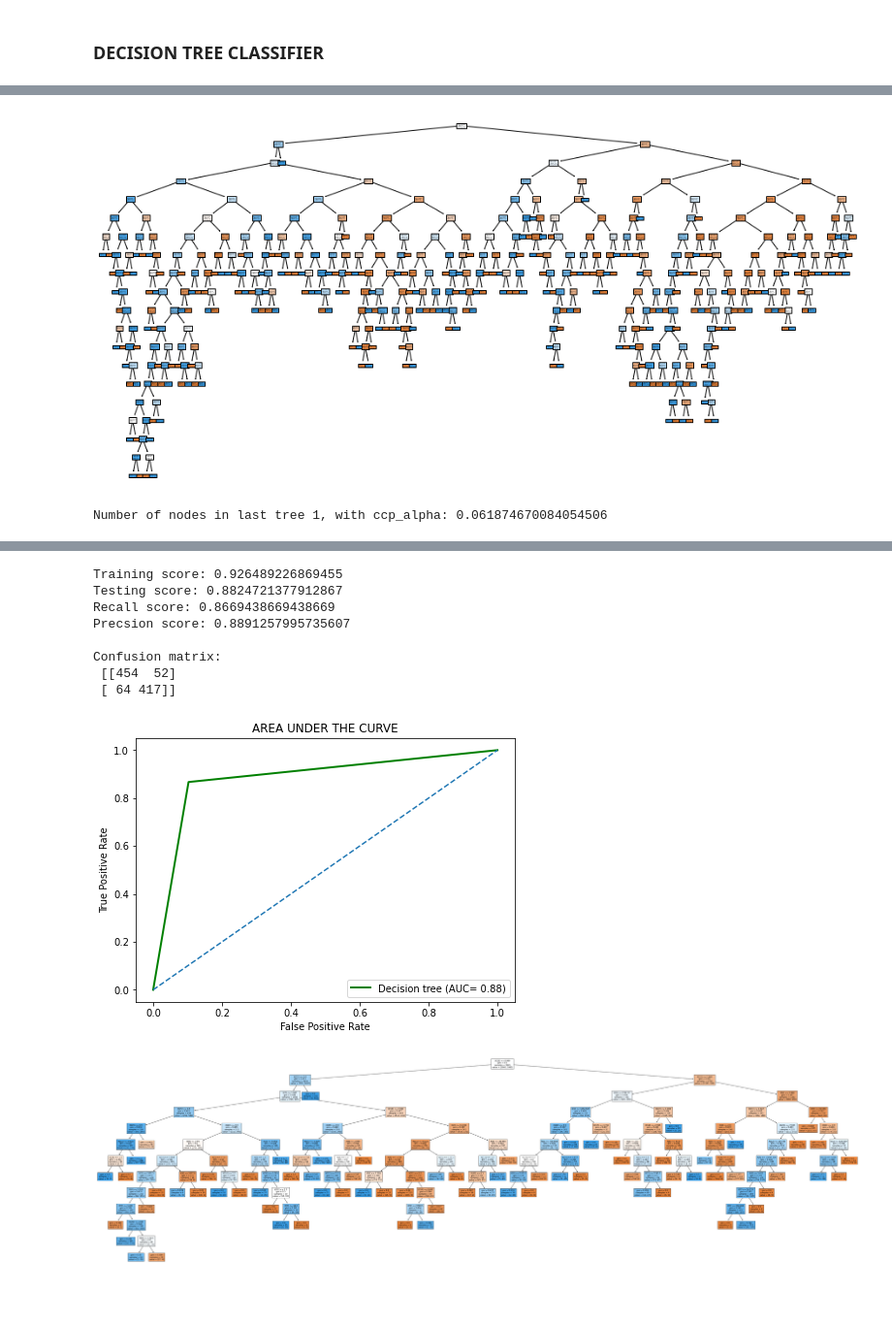
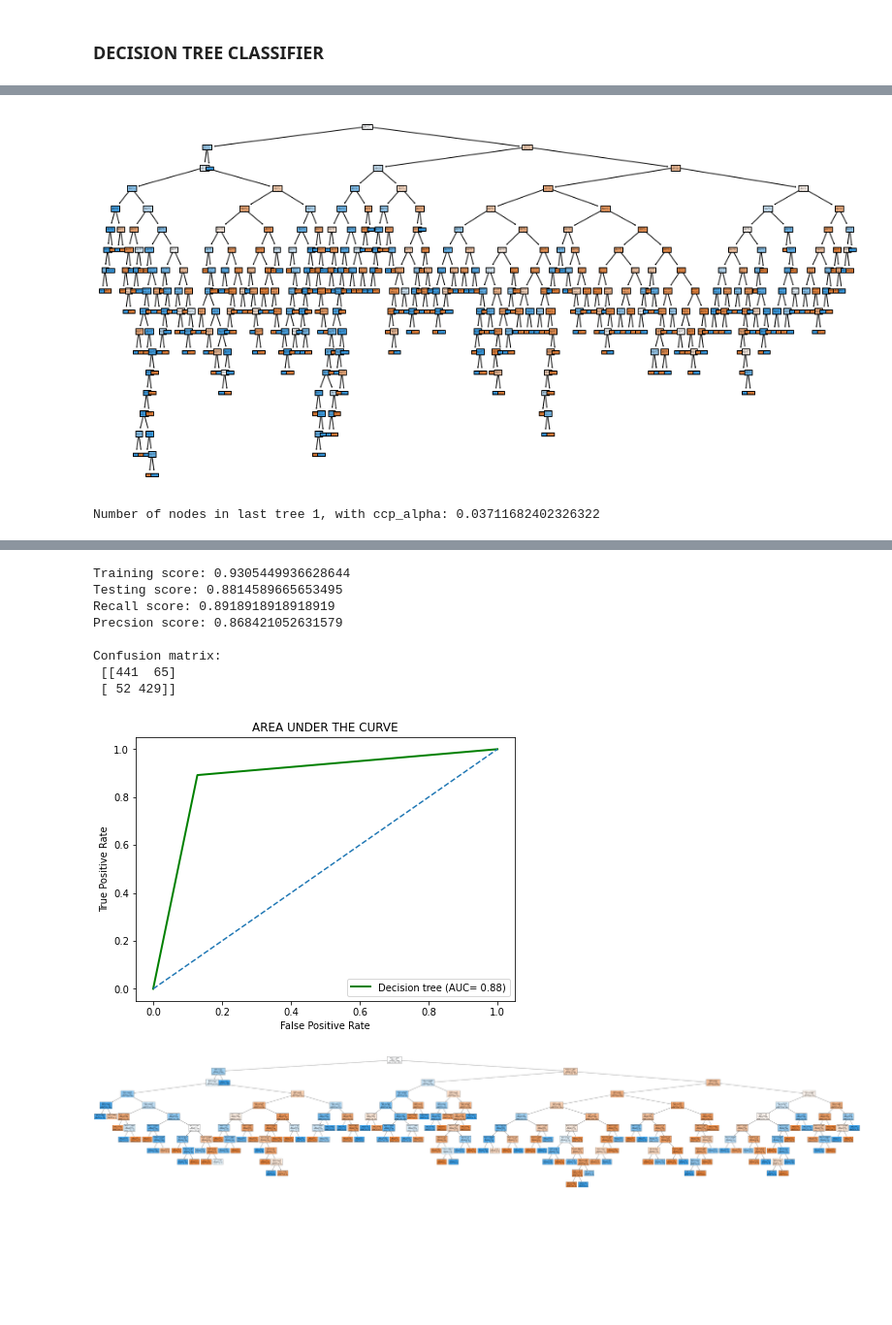
Before and after one commit to Sureshkrishh/Employee-Attrition-Prediction, a Jupyter notebook: Employee_Attrition.ipynb, the cells around one changed output, grey strips where cells are left out. Shown at 97% size. Cells and saved outputs as stored; diff of their text form; code cells hidden in the pictures; blank space fills up the shorter version.

Commit message:
Employee Attrition

```diff
--- a/Employee_Attrition.ipynb
+++ b/Employee_Attrition.ipynb
@@ -980,3 +980,9 @@ for position in ['left', 'right', 'top']:
             selection.set_ylabel('')
 # %% [output]
 [figure]
+# %%
+# Merging the balanced datasets
+
+balanced_data = pd.concat([X_balanced, y_balanced], axis=1)
+print('Shape of the balanced dataset is: ',balanced_data.shape)
+balanced_data.head()
@@ -982,0 +1007,11 @@ for position in ['left', 'right', 'top']:
+# %%
+# Removing multi-colinearity
+final_data = balanced_data.drop(['JobLevel', 'MonthlyIncome',
+                                  'PercentSalaryHike', 'YearsAtCompany',
+                                  'StockOptionLevel', 'YearsWithCurrManager',
+                                  'Department_Sales'], axis=1)
+plt.figure(figsize=(40,20))
+correlation = final_data.corr()
+mask = np.triu(correlation)
+sns.heatmap(correlation, annot=True, fmt = '.1f', square=True, mask=mask, cmap='Purples')
+plt.show()
@@ -995,8 +1032,8 @@ from sklearn.metrics import accuracy_score, recall_score, precision_score, auc,
 # %% [markdown]
 ### TRAIN AND TEST DATASET
 # %%
-x = X_balanced
-y = y_balanced
+x = final_data.drop('Attrition', axis=1)
+y = final_data['Attrition']
 
 x_train, x_test, y_train, y_test = train_test_split(x, y, test_size=0.2, random_state=42)
 print('Shape of x_train:',x_train.shape)
@@ -1024,7 +1061,7 @@ plt.figure(figsize=(16,8))
 tree.plot_tree(dt_model, filled=True)
 plt.show()
 # %% [output]
-[figure, old version]
+[figure, new version]
 # %%
 # cost complexity pruning (post-pruning)
 path = dt_model.cost_complexity_pruning_path(x_train, y_train)
@@ -1038,7 +1075,7 @@ for alpha in ccp_alphas:
 
 print(f'Number of nodes in last tree {tree_models[-1].tree_.node_count}, with ccp_alpha: {ccp_alphas[-1]}')
 # %% [output]
-Number of nodes in last tree 1, with ccp_alpha: 0.061874670084054506
+Number of nodes in last tree 1, with ccp_alpha: 0.03711682402326322
 # %%
 # List of training and testing score for each model
 training_score = [model.score(x_train, y_train) for model in tree_models]
@@ -1064,7 +1101,7 @@ plt.show()
 %matplotlib inline
 
 # Decision tree model with optimum ccp_alpha
-dtree_model = DecisionTreeClassifier(criterion='gini',random_state=42, ccp_alpha=0.0016)
+dtree_model = DecisionTreeClassifier(criterion='gini',random_state=42, ccp_alpha=0.0014)
 dtree_model.fit(x_train, y_train)
 y_pred = dtree_model.predict(x_test)
 
@@ -1075,14 +1112,14 @@ print('Recall score:',recall_score(y_test, y_pred))
 print('Precsion score:',precision_score(y_test, y_pred))
 print('\nConfusion matrix:\n',confusion_matrix(y_test, y_pred))
 # %% [output]
-Training score: 0.926489226869455
-Testing score: 0.8824721377912867
-Recall score: 0.8669438669438669
-Precsion score: 0.8891257995735607
+Training score: 0.9305449936628644
+Testing score: 0.8814589665653495
+Recall score: 0.8918918918918919
+Precsion score: 0.868421052631579
 
 Confusion matrix:
- [[454  52]
- [ 64 417]]
+ [[441  65]
+ [ 52 429]]
 # %%
 # Plotting area under the curve
 tpr, fpr, _ = roc_curve(y_test, y_pred)
@@ -1097,15 +1134,15 @@ plt.ylabel('True Positive Rate')
 plt.legend(loc=4)
 plt.show()
 # %% [output]
-[figure, old version]
+[figure, new version]
 # %%
 # Final tree after pruning
-plt.figure(figsize=(64,18))
+plt.figure(figsize=(99,18))
 tree.plot_tree(dtree_model, filled=True, fontsize=9)
 plt.savefig('Decision_tree.png', bbox_inches='tight')
 plt.show()
 # %% [output]
-[figure, old version]
+[figure, new version]
 # %% [markdown]
 ###
 # %% [markdown]
```
Also changed, not shown: parts of 28 cells of this notebook, 1 other file.
